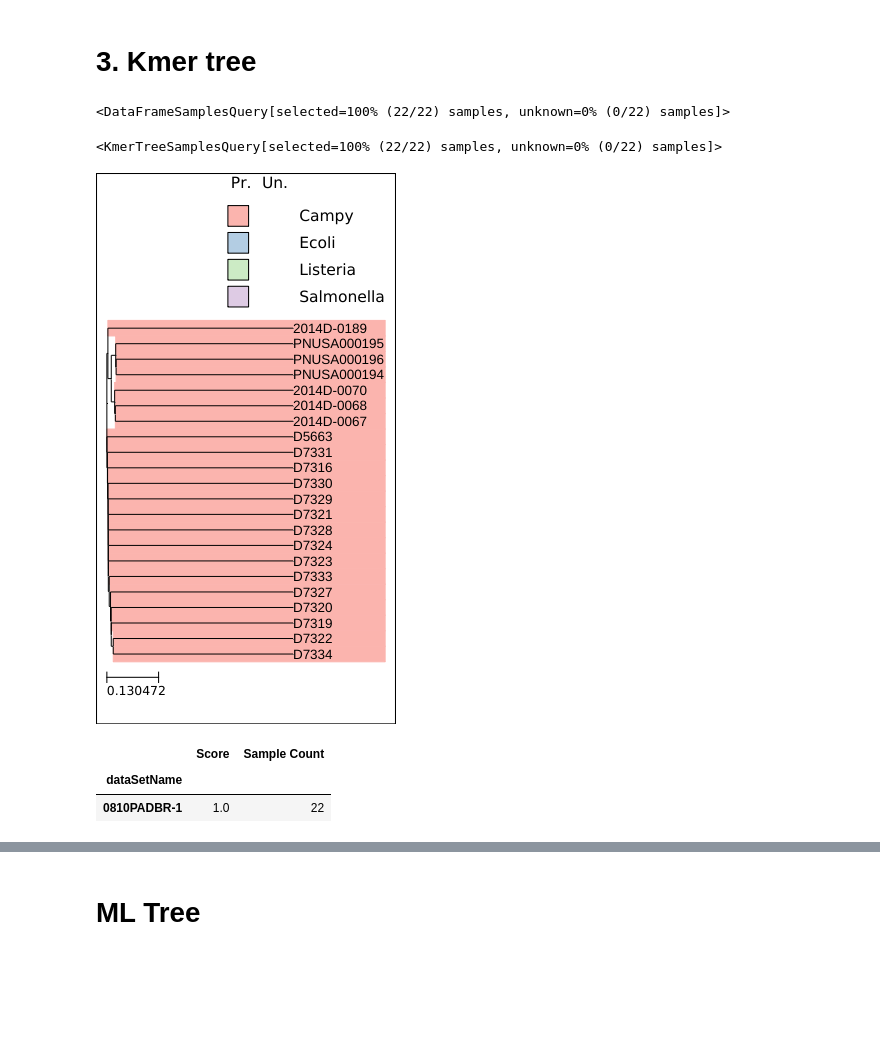
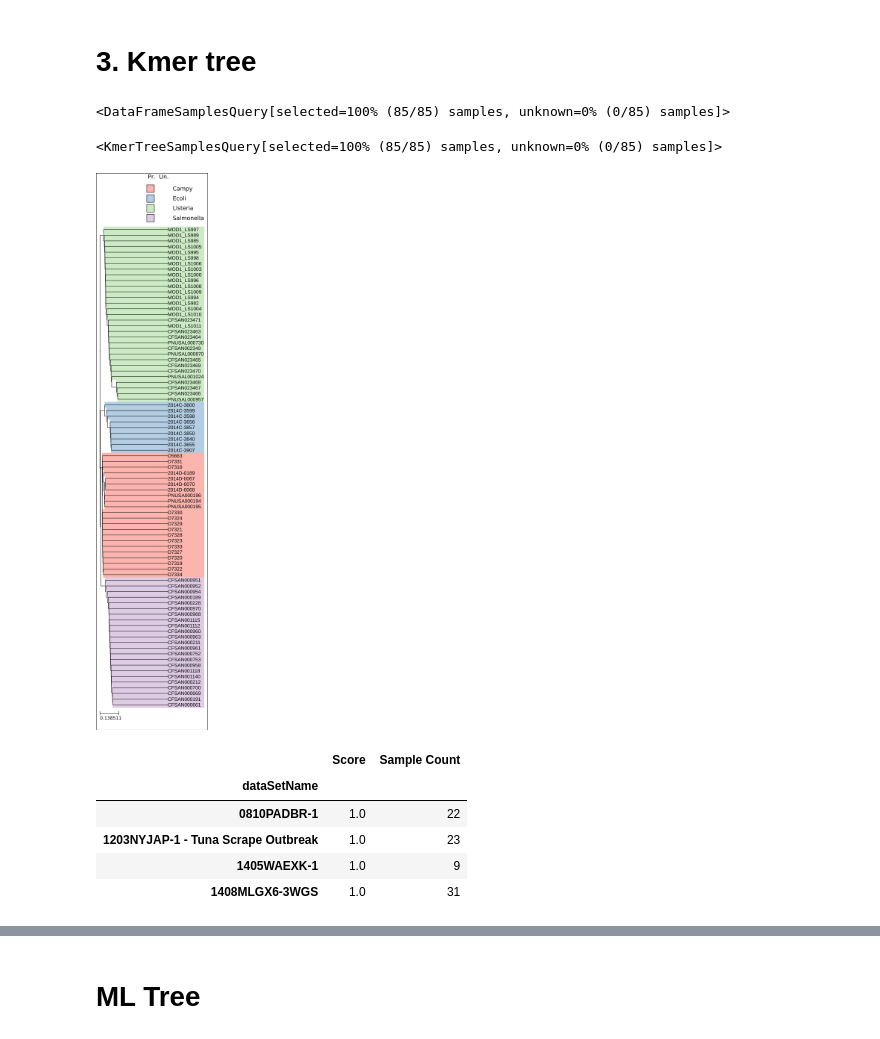
Before and after one commit to apetkau/genomics-data-index-evaluation-manuscript, a Jupyter notebook: evaluations/reads/4-compare-results.ipynb, the cells around one changed output, grey strips where cells are left out. Cells and saved outputs as stored; diff of their text form; code cells hidden in the pictures; blank space fills up the shorter version.

```diff
--- a/evaluations/reads/4-compare-results.ipynb
+++ b/evaluations/reads/4-compare-results.ipynb
@@ -9,6 +9,6 @@ print(genomics_data_index.__version__)
 # %%
 import genomics_data_index.api as gdi
 
-db = gdi.GenomicsDataIndex.connect('cases/unset/index')
+db = gdi.GenomicsDataIndex.connect('cases/full/index')
 db
 # %% [output]
@@ -42,38 +43,46 @@ metadata_df
 q = db.samples_query().join(metadata_df, sample_names_column='strain')
 q
 # %% [output]
-<DataFrameSamplesQuery[selected=100% (22/22) samples, unknown=0% (0/22) samples]>
+<DataFrameSamplesQuery[selected=100% (85/85) samples, unknown=0% (0/85) samples]>
 # %%
-qkmer_31 = q.build_tree(kind='kmer', kmer_size=31)
-qkmer_31
+qkmer = q.build_tree(kind='kmer', kmer_size=71)
+qkmer
 # %% [output]
-<KmerTreeSamplesQuery[selected=100% (22/22) samples, unknown=0% (0/22) samples]>
+<KmerTreeSamplesQuery[selected=100% (85/85) samples, unknown=0% (0/85) samples]>
 # %%
-q_campy = qkmer_31.isa('0810PADBR-1', isa_column='dataSetName', kind='dataframe')
-q_ecoli = qkmer_31.isa('1405WAEXK-1', isa_column='dataSetName', kind='dataframe')
-q_listeria = qkmer_31.isa('1408MLGX6-3WGS', isa_column='dataSetName', kind='dataframe')
-q_salmonella = qkmer_31.isa('1203NYJAP-1 - Tuna Scrape Outbreak', isa_column='dataSetName', kind='dataframe')
+q_campy = qkmer.isa('0810PADBR-1', isa_column='dataSetName', kind='dataframe')
+q_ecoli = qkmer.isa('1405WAEXK-1', isa_column='dataSetName', kind='dataframe')
+q_listeria = qkmer.isa('1408MLGX6-3WGS', isa_column='dataSetName', kind='dataframe')
+q_salmonella = qkmer.isa('1203NYJAP-1 - Tuna Scrape Outbreak', isa_column='dataSetName', kind='dataframe')
 # %%
-qkmer_31.tree_styler()\
+from ete3 import NodeStyle
+
+node_style = NodeStyle()
+node_style['size'] = 3
+
+qkmer.tree_styler(node_style=node_style)\
  .highlight(q_campy, legend_label='Campy')\
  .highlight(q_ecoli, legend_label='Ecoli')\
  .highlight(q_listeria, legend_label='Listeria')\
  .highlight(q_salmonella, legend_label='Salmonella')\
- .render(w=300)
+ .render(w=300, ladderize=True)
 # %% [output]
-[figure, old version]
+[figure, new version]
 # %%
 from genomics_data_index.api.query.impl.ClusterScorer import ClusterScorer
 
 min_samples_cluster = 2
 
-scorer = ClusterScorer(qkmer_31)
+scorer = ClusterScorer(qkmer)
 scores_organism = scorer.score_groupby(groupby_column='dataSetName', min_samples_count=min_samples_cluster)
 scores_organism
 # %% [output]
 |  | Score | Sample Count |
 | dataSetName |  |  |
 | 0810PADBR-1 | 1.0 | 22 |
+| 1203NYJAP-1 - Tuna Scrape Outbreak | 1.0 | 23 |
+| 1405WAEXK-1 | 1.0 | 9 |
+| 1408MLGX6-3WGS | 1.0 | 31 |
 # %%
 scores_outbreak = scorer.score_groupby(groupby_column='cluster', min_samples_count=min_samples_cluster)
 scores_outbreak
```
Also changed, not shown: parts of 6 cells of this notebook, 1 other file.
